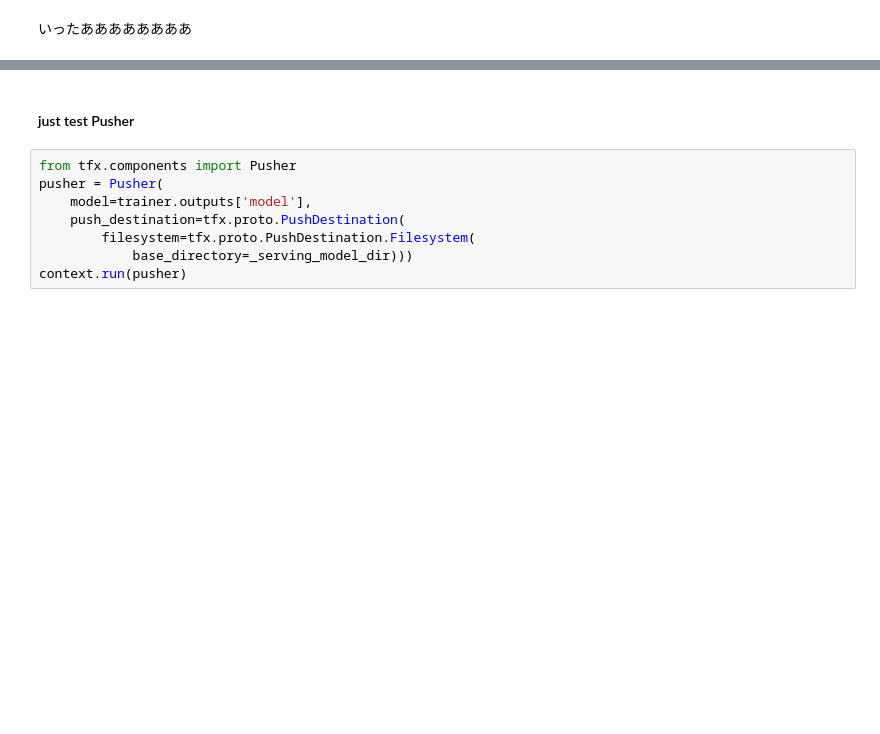
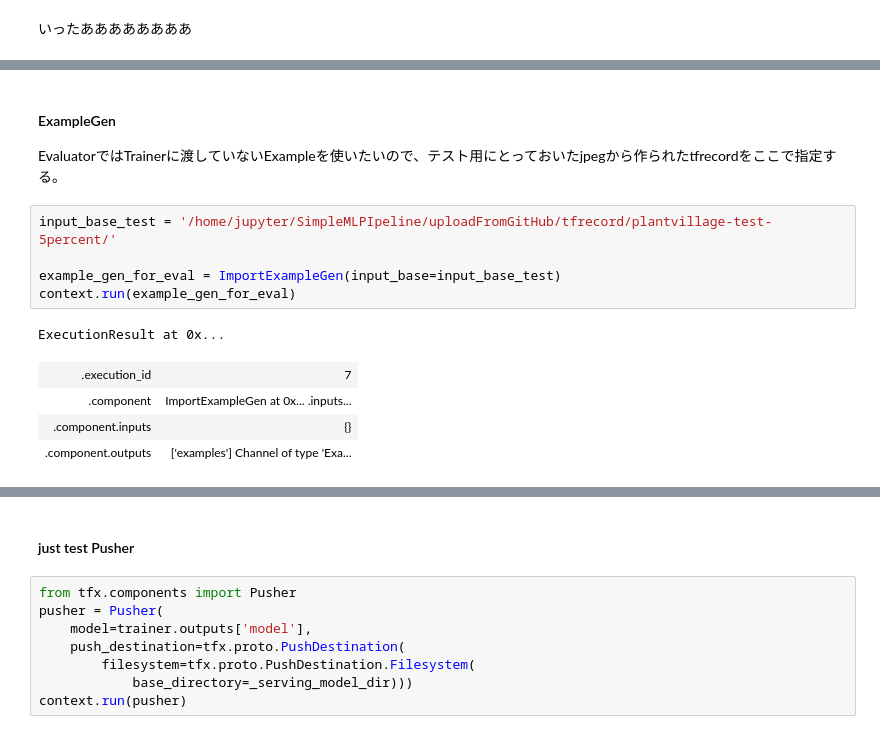
Before and after one commit to bipodboqid/SimpleMLPIpeline, a Jupyter notebook: Mdl01_Model/test_interactive_pipeline.ipynb, the cells around one changed output, grey strips where cells are left out. Drawn from its saved outputs; the diff is of its cells as text; blank space fills up the shorter version.

Commit message:
add evaluator to pipeline

```diff
--- a/Mdl01_Model/test_interactive_pipeline.ipynb
+++ b/Mdl01_Model/test_interactive_pipeline.ipynb
@@ -516,0 +466,14 @@ evaluator = tfx.components.Evaluator(
+# %% [markdown]
+#### ExampleGen
+EvaluatorではTrainerに渡していないExampleを使いたいので、テスト用にとっておいたjpegから作られたtfrecordをここで指定する。
+# %%
+input_base_test = '/home/jupyter/SimpleMLPIpeline/uploadFromGitHub/tfrecord/plantvillage-test-5percent/'
+
+example_gen_for_eval = ImportExampleGen(input_base=input_base_test)
+context.run(example_gen_for_eval)
+# %% [output]
+ExecutionResult at 0x...
+| .execution_id | 7 |
+| .component | ImportExampleGen at 0x... .inputs... |
+| .component.inputs | {} |
+| .component.outputs | ['examples'] Channel of type 'Exa... |
```
Also changed, not shown: parts of 89 cells of this notebook, 8 other files.
